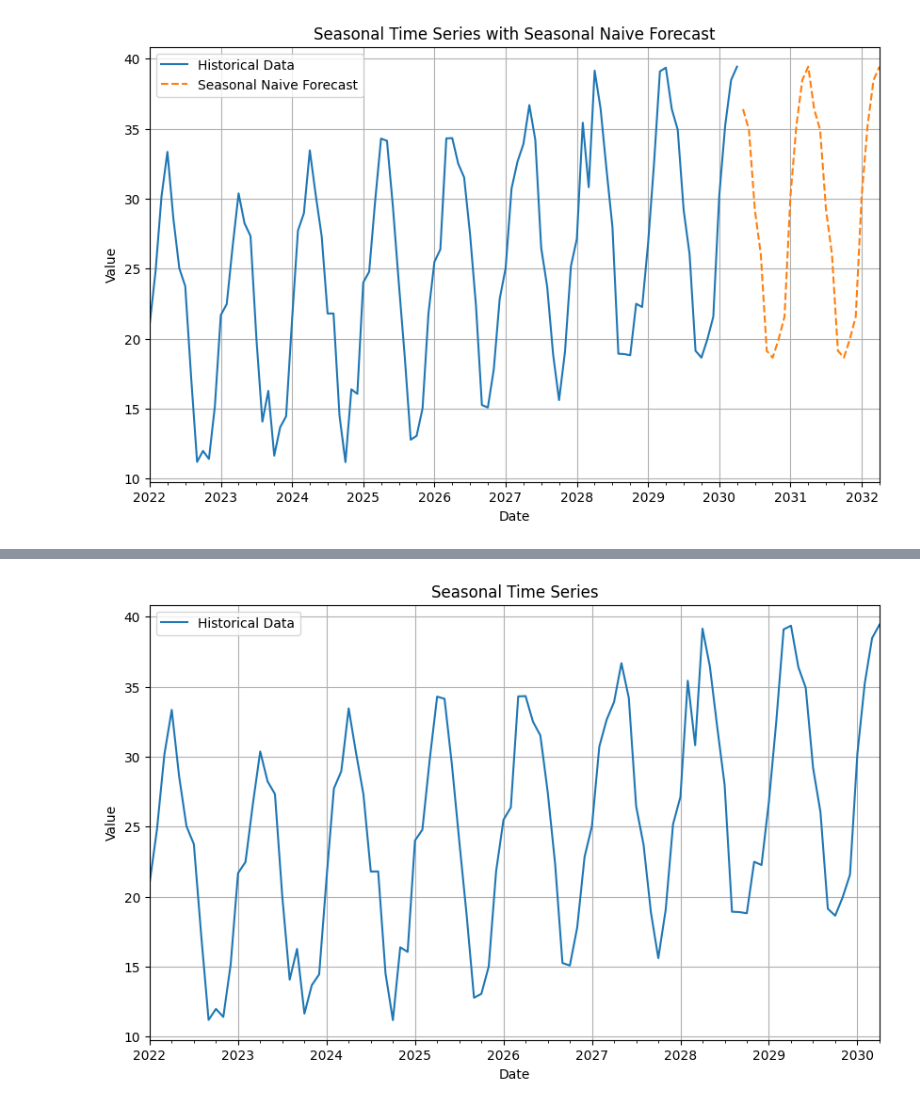
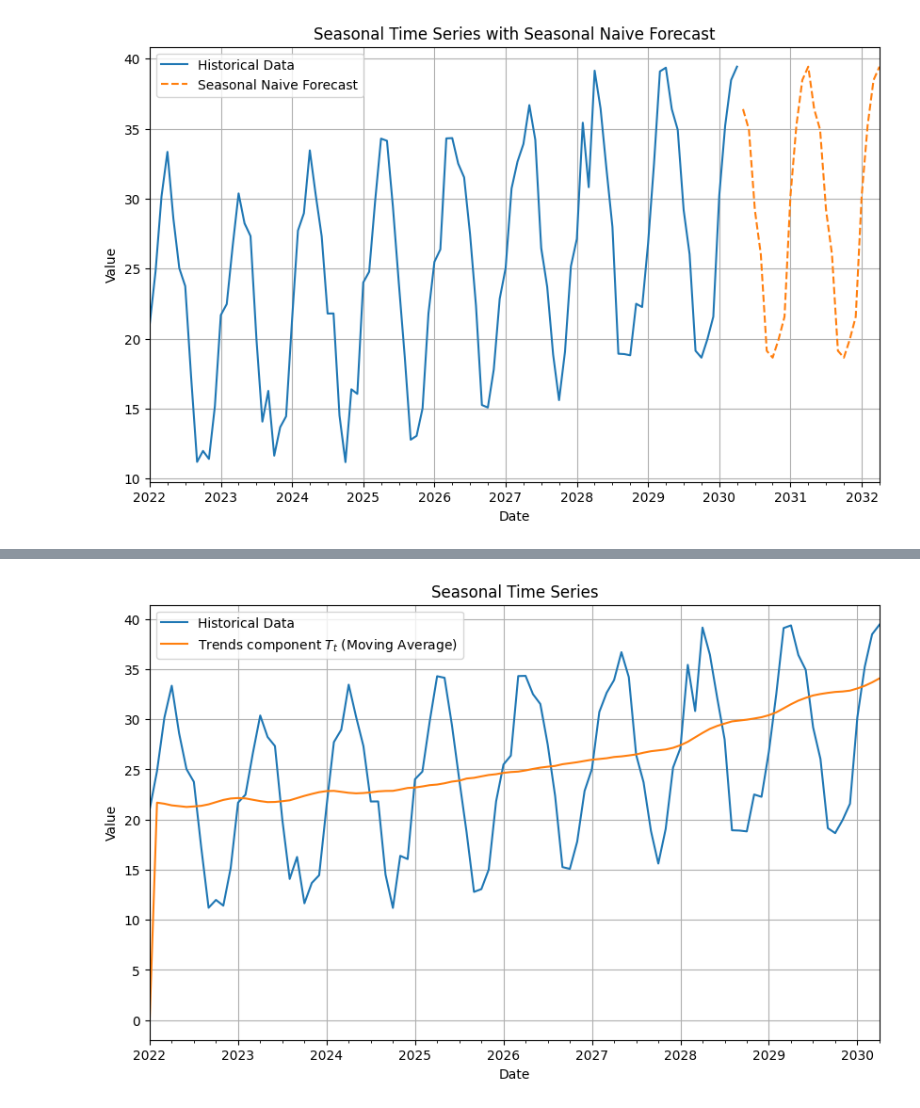
Before and after one commit to Apozzi/jupyter-notes-statistics, a Jupyter notebook: notes/1.3 - simple forecasting methods.ipynb, the cells around one changed output, grey strips where cells are left out. Drawn from its saved outputs; the diff is of its cells as text; code cells hidden in the pictures.

```diff
--- a/notes/1.3 - simple forecasting methods.ipynb
+++ b/notes/1.3 - simple forecasting methods.ipynb
@@ -158,32 +174,56 @@ import numpy as np
 import pandas as pd
 import matplotlib.pyplot as plt
 
 np.random.seed(42)
 periods = 100
 seasonal_period = 12
 amplitude = 10
 trend = 0.1
 noise_level = 2
 
 time = np.arange(periods)
 seasonal = amplitude * np.sin(2 * np.pi * time / seasonal_period)
 trend = trend * time
 noise = noise_level * np.random.randn(periods)
 
 series = 20 + trend + seasonal + noise
 
 dates = pd.date_range(start='2022-01-01', periods=periods, freq='ME')
 time_series = pd.Series(series, index=dates)
 
-##TODO
+k = 60
+treding_series = np.zeros(periods)
+
+def sma(data, t): ## moving average to decompose trendings
+    sum, rangediv2 = 0, k//2
+    for i in range(-rangediv2, rangediv2):
+        index = t - i
+        index = 0 if index <= 0 else index
+        index = data.size - 1 if index >= data.size else index
+        sum += data[index]
+    return sum/k
+
+def decompose_seasonality(data, trends,  t):
+    sum = 0
+    for i in range(1, data.size):
+        index = t + i*k
+        index = 0 if index <= 0 else index
+        index = data.size - 1 if index >= data.size else index
+        sum += data[index] - trends[index]
+    return sum/data.size
+
+for i in  range(1, periods):
+    treding_series[i] = sma(series, i)
+
 
 plt.figure(figsize=(10, 6))
 time_series.plot(label='Historical Data')
+pd.Series(treding_series, index=dates).plot(label='Trends component $T_t$ (Moving Average)')
 plt.title('Seasonal Time Series')
 plt.xlabel('Date')
 plt.ylabel('Value')
 plt.legend()
 plt.grid(True)
 plt.show()
 # %% [output]
-[figure, old version]
+[figure, new version]
```
Also changed, not shown: parts of 1 cell of this notebook.
